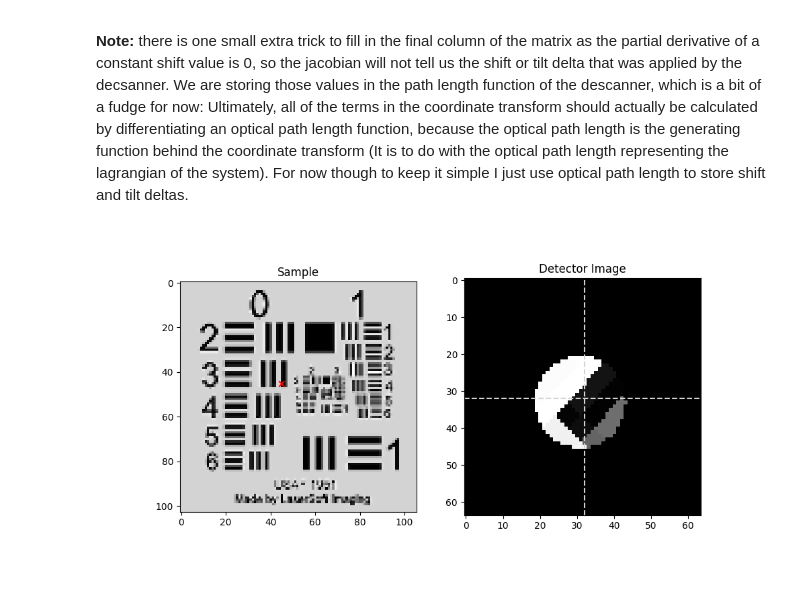
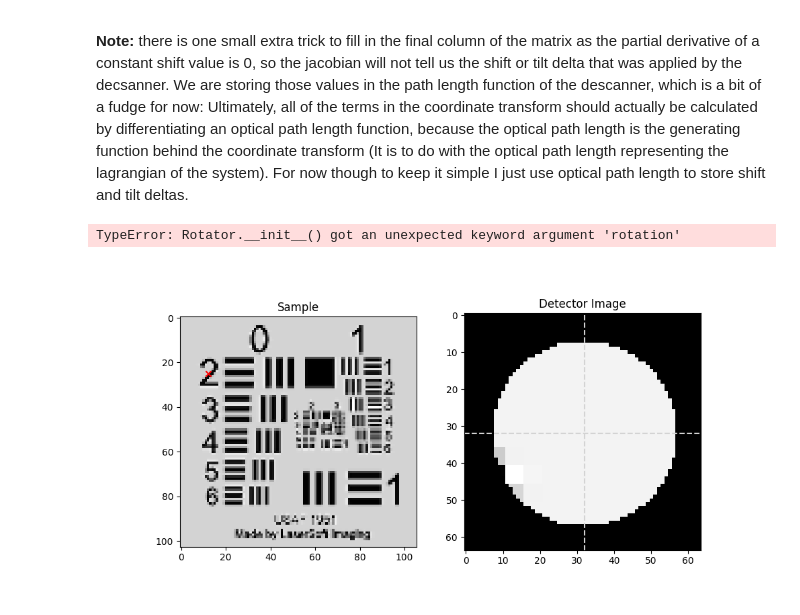
Before and after one commit to TemGym/TemGym, a Jupyter notebook: examples/fourdstem_example/generate.ipynb, the cells around one changed output. Saved outputs shown, nothing was run; the diff lists cells and outputs as text; code cells hidden in the pictures.

```diff
--- a/examples/fourdstem_example/generate.ipynb
+++ b/examples/fourdstem_example/generate.ipynb
@@ -321,15 +321,14 @@ Now we demonstrate the newer version of temgym to try and generate a forward mod
 
 ***Set input Parameters***
 # %%
-# Linear Descan Error #1, 1, 0, 0 represents no descan pos or tilt error
-Axx, Ayy, Cxx, Cyy = 4, 3, -5, -4 # Normal Descan Error terms Axx, Ayy, Cxx, Cyy in transfer matrix
-Axy, Ayx, Cxy, Cyx = 6, -7, -3, 5 # Cross Descan Error terms Axy, Ayx, Cxy, Cyx in transfer matrix
+Axx, Ayy, Cxx, Cyy = 1, 1, 0, 0 # Normal Descan Error terms Axx, Ayy, Cxx, Cyy in transfer matrix
+Axy, Ayx, Cxy, Cyx = 0, 0, 0, 0 # Cross Descan Error terms Axy, Ayx, Cxy, Cyx in transfer matrix
 
 descan_error = [Axx, Axy, Ayx, Ayy, Cxx, Cxy, Cyx, Cyy]
 
 #Set up the parameters for the simulation
 defocus = 0.01
-semi_conv = 0.025
+semi_conv = 0.05
 camera_length = 1.0
 scan_size = sample_image_shape
 det_size = (64, 64)
@@ -490,13 +489,12 @@ Create the model: Just 3 components: Sample, Descanner and Detector, and create
 **Note:** there is one small extra trick to fill in the final column of the matrix as the partial derivative of a constant shift value is 0, so the jacobian will not tell us the shift or tilt delta that was applied by the decsanner. We are storing those values in the path length function of the descanner, which is a bit of a fudge for now: Ultimately, all of the terms in the coordinate transform should actually be calculated by differentiating an optical path length function, because the optical path length is the generating function behind the coordinate transform (It is to do with the optical path length representing the lagrangian of the system). For now though to keep it simple I just use optical path length to store shift and tilt deltas.
 # %%
 InputPlane = comp.InputPlane(z=crossover_z)
-Sample = comp.Sample(z=jnp.array([defocus]), complex_image=sample_image, pixel_size=scan_px_size)
+ScanGrid = comp.ScanGrid(z=jnp.array([defocus]), pixel_size=scan_px_size, shape=sample_image_shape)
+Rotator = comp.Rotator(z=jnp.array([defocus]), angle=rotation)
 Descanner = comp.Descanner(z=jnp.array([defocus]), descan_error=descan_error, offset_x=0.0, offset_y=0.0)
-Rotator = comp.Rotator(z=jnp.array([defocus]), angle=rotation)
 Detector = comp.Detector(z=jnp.array([camera_length]), shape=det_size, pixel_size=det_px_size)
-init_model = [InputPlane, Sample, Descanner, Rotator, Detector]
 
-sample_coords = Sample.get_coords()
+sample_coords = ScanGrid.get_coords()
 detector_coords = Detector.get_coords()
 
 beam_radius_on_sample = defocus * semi_conv
@@ -544,7 +542,7 @@ for scan_idx_y in tqdm.trange(sample_image_shape[0], desc='Scan Y'):
         Descanner = comp.Descanner(z=jnp.array([defocus]), descan_error=descan_error, offset_x=scan_pos[1], offset_y=scan_pos[0])
 
         ## NOTE - We are making a new model each time also as requested in the design of TemGym in January. Model creation is never fixed.
-        model = [InputPlane, Sample, Descanner, Rotator, Detector]
+        model = [InputPlane, ScanGrid, Rotator, Descanner, Detector]
 
         # Run the model to get the jacobians of output with respect to input
         model_jacobians, each_ABCD, total_ABCD, ray = run_model_for_jacobians(ray, model)
@@ -569,21 +567,23 @@ for scan_idx_y in tqdm.trange(sample_image_shape[0], desc='Scan Y'):
                                                     ray_det_coords_y)
 
         fourdstem_array[scan_idx_y, scan_idx_x] = det_image
+# %% [output]
+TypeError: Rotator.__init__() got an unexpected keyword argument 'rotation'
 # %%
 np.save("fourdstem_overfocused.npy", fourdstem_array)
 # %%
-scan_idx_x, scan_idx_y = 45, 45
+scan_idx_x, scan_idx_y = 12, 25
 det_image_selected = fourdstem_array[scan_idx_y, scan_idx_x]
 fig, ax = plt.subplots(1, 2, figsize=(10, 5))
 ax[0].imshow(np.abs(sample_image),
              cmap='gray')
 ax[0].scatter(scan_idx_x, scan_idx_y, c='r', marker='x', alpha=1)
 ax[0].set_title('Sample')
 
 ax[1].imshow(np.abs(det_image_selected), cmap='gray')
 ax[1].axhline(detector_image.shape[0]/2, color='lightgrey', linestyle='--')
 ax[1].axvline(detector_image.shape[1]/2, color='lightgrey', linestyle='--')
 ax[1].set_title('Detector Image')
 plt.show()
 # %% [output]
-[figure, old version]
+[figure, new version]
```
Also changed, not shown: 2 other files.
